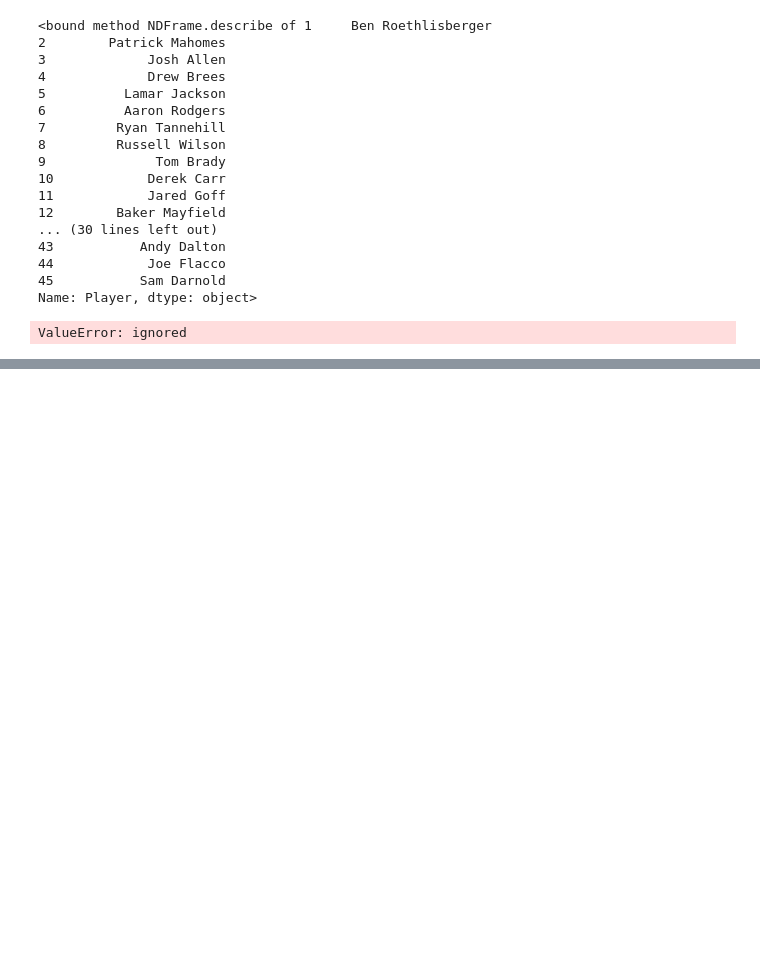
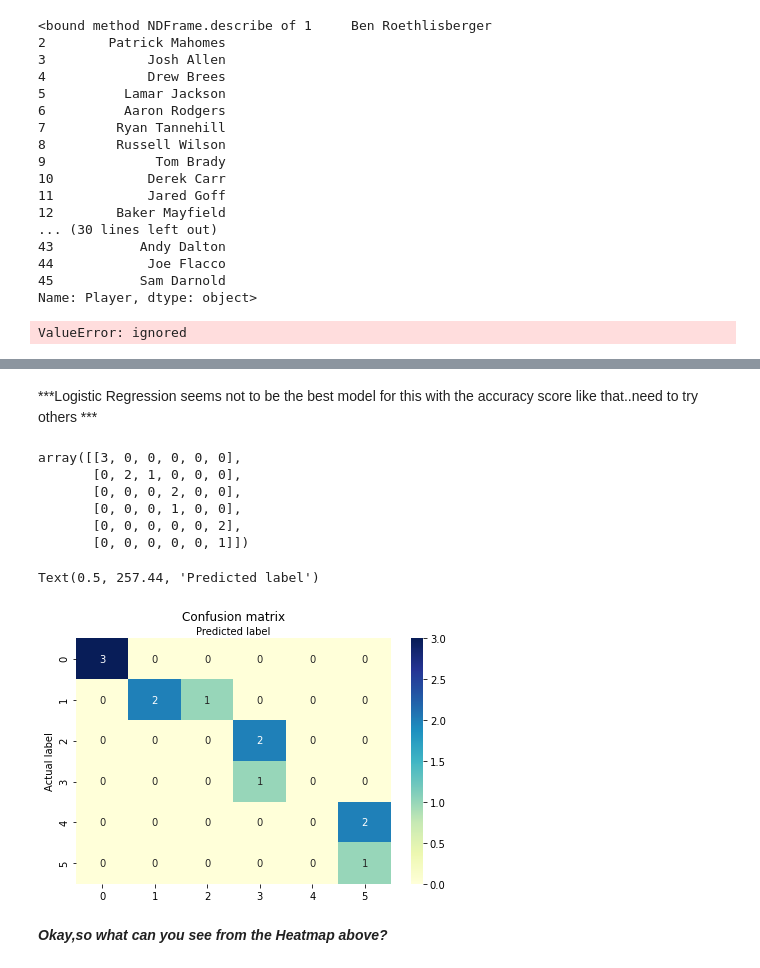
Before and after one commit to MaryAdewunmi/Predicting-NFL2020, a Jupyter notebook: NFL_2020.ipynb, the cells around one changed output, grey strips where cells are left out. Saved outputs shown, nothing was run; the diff lists cells and outputs as text; code cells hidden in the pictures; blank space fills up the shorter version.

```diff
--- a/NFL_2020.ipynb
+++ b/NFL_2020.ipynb
@@ -256,18 +280,10 @@ ValueError: ignored
 # %%
 #split dataset in features and target variable
 feature_cols = ['GS', 'Win', 'Lose', 'Tie', 'Pct']
-X = df1[feature_cols] # Features
-label = ['Win','Lose']
-y = df1[label] # Target variable
+X = NFL[feature_cols] # Features
+y = NFL['Win']
 # %%
 import pandas
 from sklearn import model_selection
 from sklearn.linear_model import LogisticRegression
 X_train, X_test, y_train, y_test = model_selection.train_test_split(X, y, test_size=0.25)
-# %%
-# Fit the model on training set
-model = LogisticRegression()
-model.fit(X_train, y_train)
-# save the model to disk
-filename = 'NFL_model.sav'
-joblib.dump(model, filename)
@@ -291,0 +290,10 @@ LogisticRegression(C=1.0, class_weight=None, dual=False, fit_intercept=True,
+# %%
+# import the class
+from sklearn.linear_model import LogisticRegression
+
+# instantiate the model (using the default parameters)
+logreg = LogisticRegression()
+
+# fit the model with data
+logreg.fit(X_train,y_train)
+print("model score: %.3f" % logreg.score(X_test, y_test))
@@ -291,0 +309,15 @@ LogisticRegression(C=1.0, class_weight=None, dual=False, fit_intercept=True,
+# %% [markdown]
+***Logistic Regression seems not to be the best model for this with the accuracy score like that..need to try others ***
+# %%
+# import the metrics class
+from sklearn import metrics
+y_pred=logreg.predict(X_test)
+cnf_matrix = metrics.confusion_matrix(y_test, y_pred)
+cnf_matrix
+# %% [output]
+array([[3, 0, 0, 0, 0, 0],
+       [0, 2, 1, 0, 0, 0],
+       [0, 0, 0, 2, 0, 0],
+       [0, 0, 0, 1, 0, 0],
+       [0, 0, 0, 0, 0, 2],
+       [0, 0, 0, 0, 0, 1]])
@@ -291,0 +329,18 @@ LogisticRegression(C=1.0, class_weight=None, dual=False, fit_intercept=True,
+# %%
+class_names=[0,1] # name  of classes
+fig, ax = plt.subplots()
+tick_marks = np.arange(len(class_names))
+plt.xticks(tick_marks, class_names)
+plt.yticks(tick_marks, class_names)
+# create heatmap
+sns.heatmap(pd.DataFrame(cnf_matrix), annot=True, cmap="YlGnBu" ,fmt='g')
+ax.xaxis.set_label_position("top")
+plt.tight_layout()
+plt.title('Confusion matrix', y=1.1)
+plt.ylabel('Actual label')
+plt.xlabel('Predicted label')
+# %% [output]
+Text(0.5, 257.44, 'Predicted label')
+[figure, added]
+# %% [markdown]
+***Okay,so what can you see from the Heatmap above?***
```
Also changed, not shown: parts of 9 cells of this notebook.
